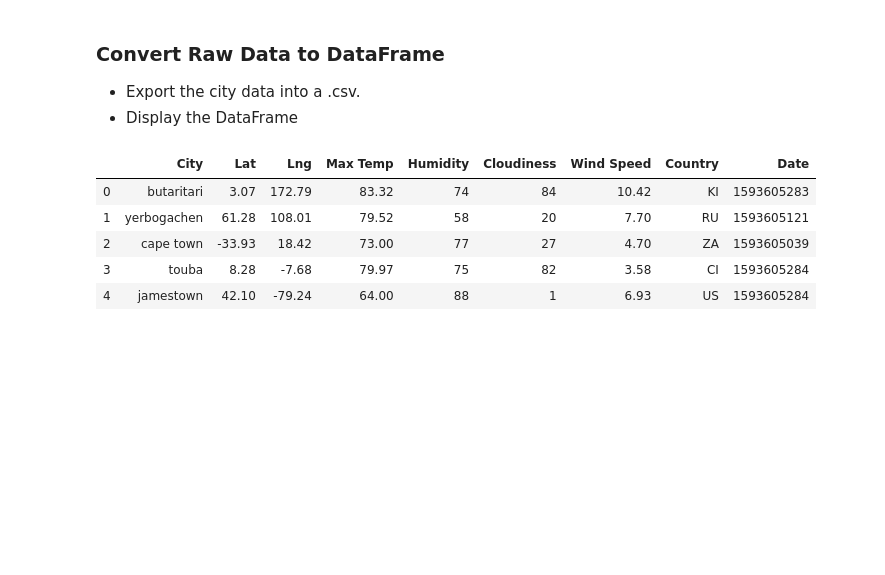
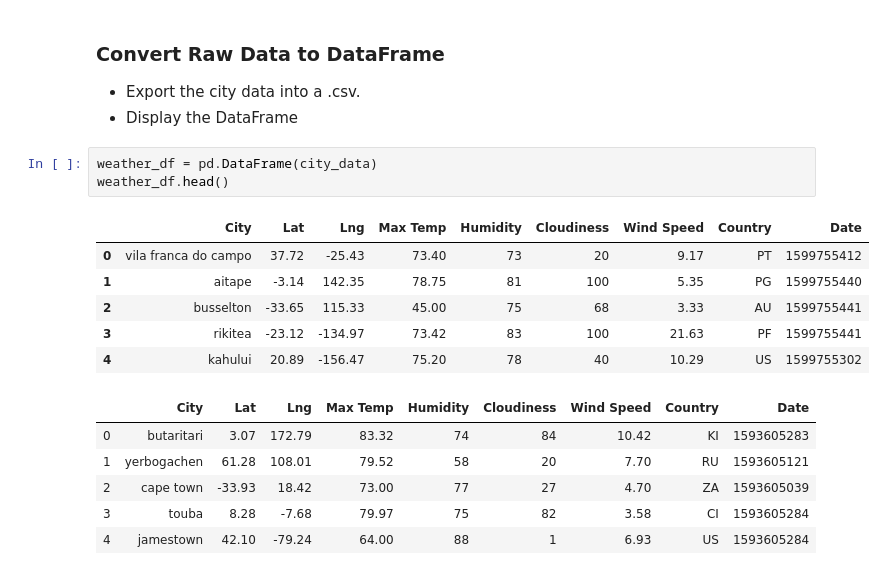
Before and after one commit to potterc22/python_api_challenge, a Jupyter notebook: starter_code/WeatherPy.ipynb, the cells around one changed output. Cells and saved outputs as stored; diff of their text form; blank space fills up the shorter version.

Commit message:
Converted raw data to dataframe

```diff
--- a/starter_code/WeatherPy.ipynb
+++ b/starter_code/WeatherPy.ipynb
@@ -73,6 +148,16 @@ Data Retrieval Complete
 ### Convert Raw Data to DataFrame
 * Export the city data into a .csv.
 * Display the DataFrame
+# %%
+weather_df = pd.DataFrame(city_data)
+weather_df.head()
+# %% [output]
+|  | City | Lat | Lng | Max Temp | Humidity | Cloudiness | Wind Speed | Country | Date |
+| 0 | vila franca do campo | 37.72 | -25.43 | 73.40 | 73 | 20 | 9.17 | PT | 1599755412 |
+| 1 | aitape | -3.14 | 142.35 | 78.75 | 81 | 100 | 5.35 | PG | 1599755440 |
+| 2 | busselton | -33.65 | 115.33 | 45.00 | 75 | 68 | 3.33 | AU | 1599755441 |
+| 3 | rikitea | -23.12 | -134.97 | 73.42 | 83 | 100 | 21.63 | PF | 1599755441 |
+| 4 | kahului | 20.89 | -156.47 | 75.20 | 78 | 40 | 10.29 | US | 1599755302 |
 # %%
 # %% [output]
 |  | City | Lat | Lng | Max Temp | Humidity | Cloudiness | Wind Speed | Country | Date |
```
Also changed, not shown: parts of 3 cells of this notebook.
